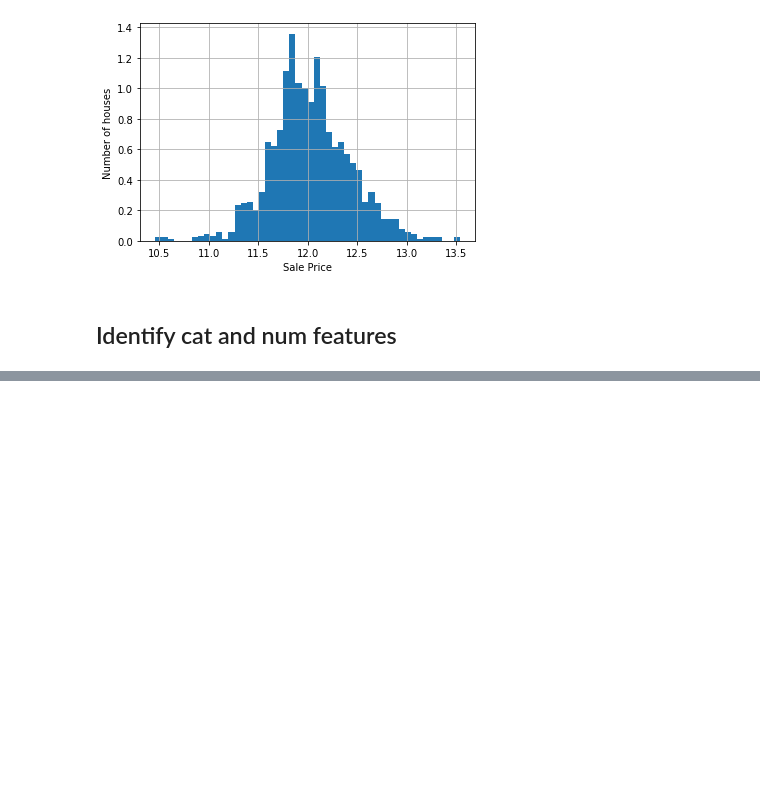
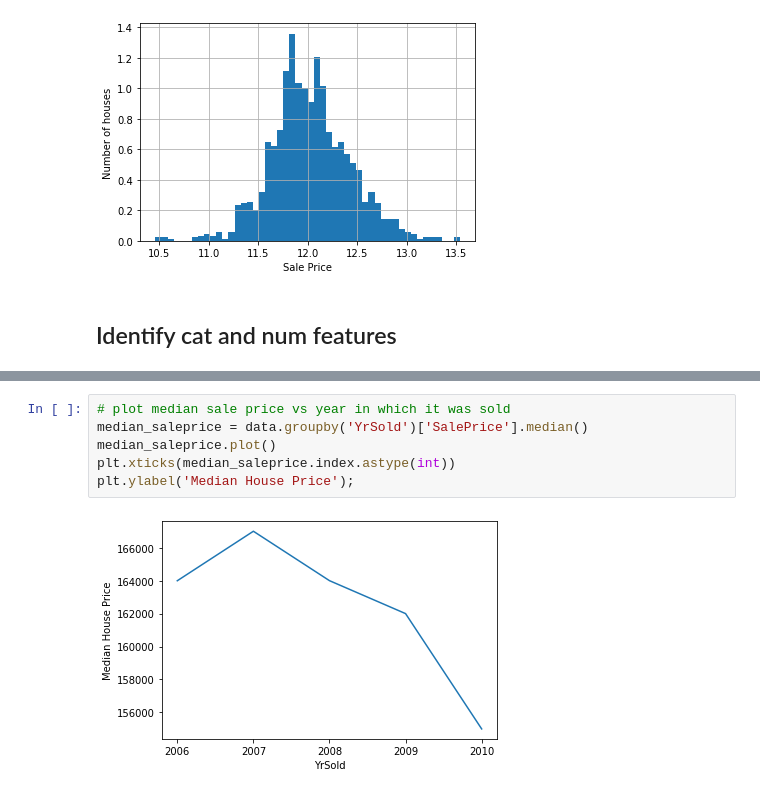
Before and after one commit to particle1331/model-deployment, a Jupyter notebook: src/research/data-analysis.ipynb, the cells around one changed output, grey strips where cells are left out. Drawn from its saved outputs; the diff is of its cells as text; blank space fills up the shorter version.

```diff
--- a/src/research/data-analysis.ipynb
+++ b/src/research/data-analysis.ipynb
@@ -45,0 +168,8 @@ plt.show()
+# %%
+# plot median sale price vs year in which it was sold
+median_saleprice = data.groupby('YrSold')['SalePrice'].median()
+median_saleprice.plot()
+plt.xticks(median_saleprice.index.astype(int))
+plt.ylabel('Median House Price');
+# %% [output]
+[figure, added]
```
Also changed, not shown: parts of 18 cells of this notebook, 1 other file.
